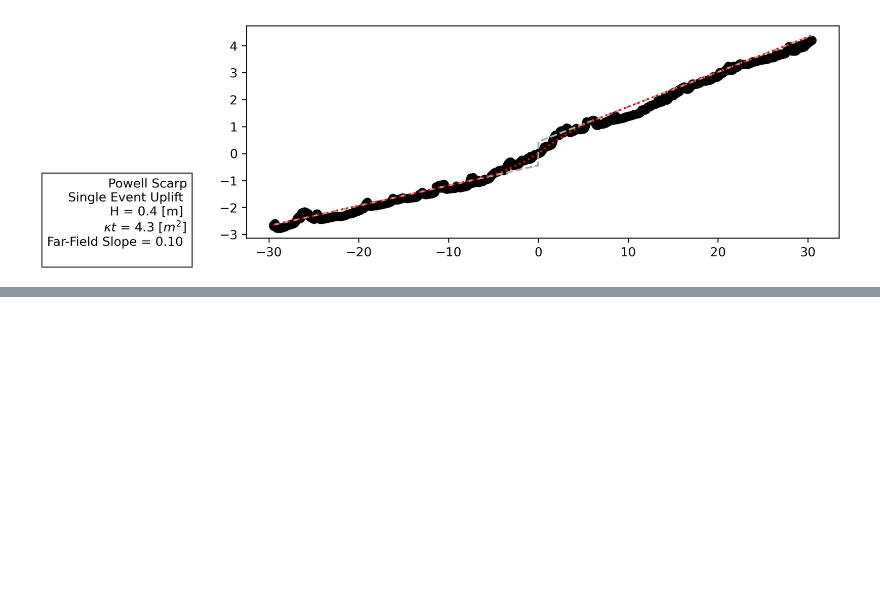
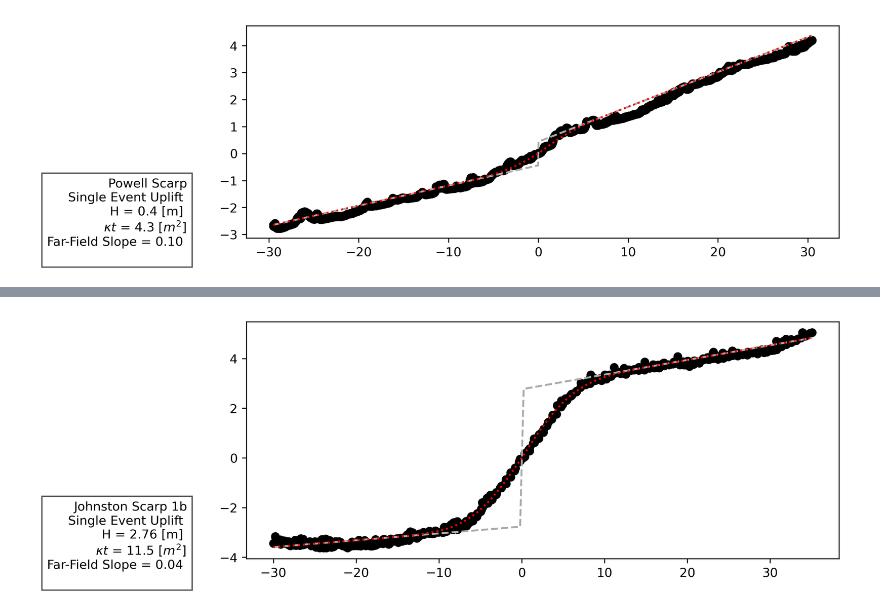
Before and after one commit to seanpolun/pyScarpFit, a Jupyter notebook: Notebooks/nevada_work.ipynb, the cells around one changed output, grey strips where cells are left out. Cells and saved outputs as stored; diff of their text form; code cells hidden in the pictures; blank space fills up the shorter version.

```diff
--- a/Notebooks/nevada_work.ipynb
+++ b/Notebooks/nevada_work.ipynb
@@ -150,0 +163,8 @@ powell_scarp.save_scarp_fig(os.path.join(out_dir, "powell_scarp_3xve_se.png"))
+# %%
+johnston1b_scarp = main.Scarp(x, z, name="Johnston Scarp 1b")
+johnston1b_scarp.gen_1e()
+johnston1b_scarp.sim_1e()
+johnston1b_scarp.sim_ss()
+johnston1b_scarp.gen_ss()
+# %% [output]
+[figure, added]
```
Also changed, not shown: parts of 3 cells of this notebook, 2 other files.
